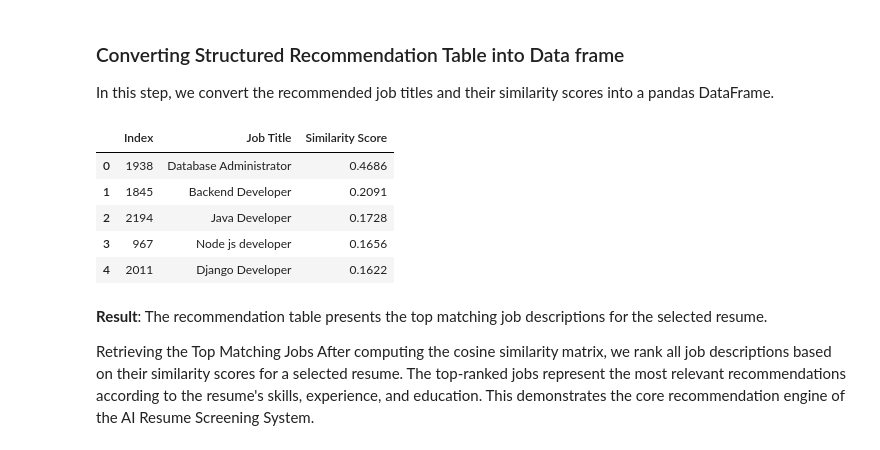
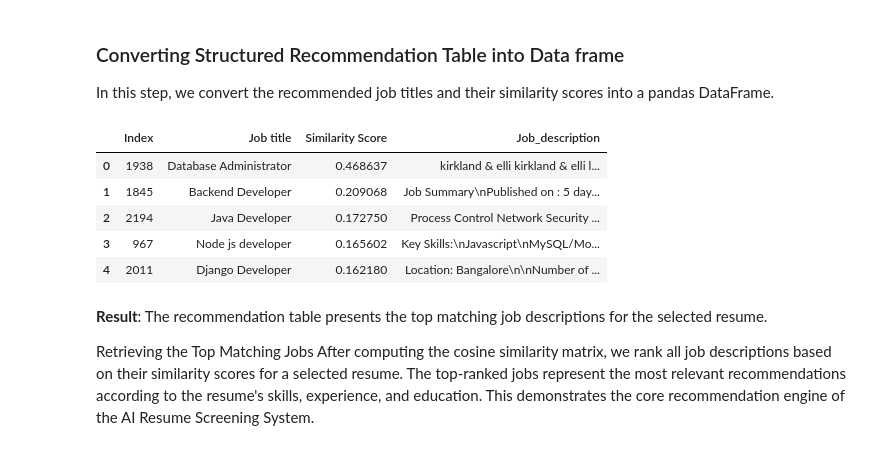
Before and after one commit to s73hruti/ai_resume_screening_system, a Jupyter notebook: notebooks/01_resume_data_preprocessing.ipynb, the cells around one changed output. Saved outputs shown, nothing was run; the diff lists cells and outputs as text; code cells hidden in the pictures.

```diff
--- a/notebooks/01_resume_data_preprocessing.ipynb
+++ b/notebooks/01_resume_data_preprocessing.ipynb
@@ -1200,0 +1228,4 @@ Expert in Python, wit...
+# %%
+#call the recommend_jobs function for the first resume in the dataset
+first_resume_similarity_scores = similarity_matrix[0].reshape(1, -1)
+top_jobs = recommend_jobs(first_resume_similarity_scores, job_df)
@@ -1204,17 +1257,16 @@ Expert in Python, wit...
 In this step, we convert the recommended job titles and their similarity scores into a pandas DataFrame.
 # %%
 # Convert the recommendations list into a DataFrame
-recommendation_df = pd.DataFrame(top_recommendations)
-
+recommendation_df = pd.DataFrame(top_jobs)
 # Display the recommendation table
 recommendation_df
 # %% [output]
-|  | Index | Job Title | Similarity Score |
-| 0 | 1938 | Database Administrator | 0.4686 |
-| 1 | 1845 | Backend Developer | 0.2091 |
-| 2 | 2194 | Java Developer | 0.1728 |
-| 3 | 967 | Node js developer | 0.1656 |
-| 4 | 2011 | Django Developer | 0.1622 |
+|  | Index | Job title | Similarity Score | Job_description |
+| 0 | 1938 | Database Administrator | 0.468637 | kirkland & elli kirkland & elli l... |
+| 1 | 1845 | Backend Developer | 0.209068 | Job Summary\nPublished on : 5 day... |
+| 2 | 2194 | Java Developer | 0.172750 | Process Control Network Security ... |
+| 3 | 967 | Node js developer | 0.165602 | Key Skills:\nJavascript\nMySQL/Mo... |
+| 4 | 2011 | Django Developer | 0.162180 | Location: Bangalore\n\nNumber of ... |
 # %% [markdown]
 **Result**: The recommendation table presents the top matching job descriptions for the selected resume.
 
```
Also changed, not shown: parts of 16 cells of this notebook, 1 other file.
